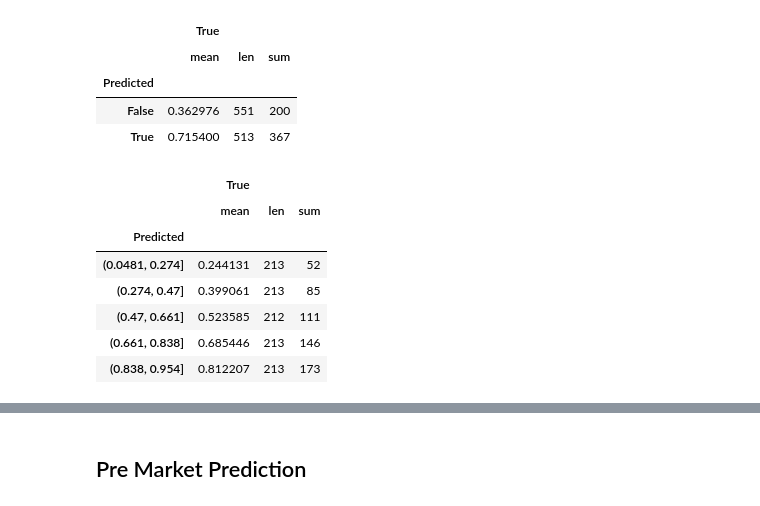
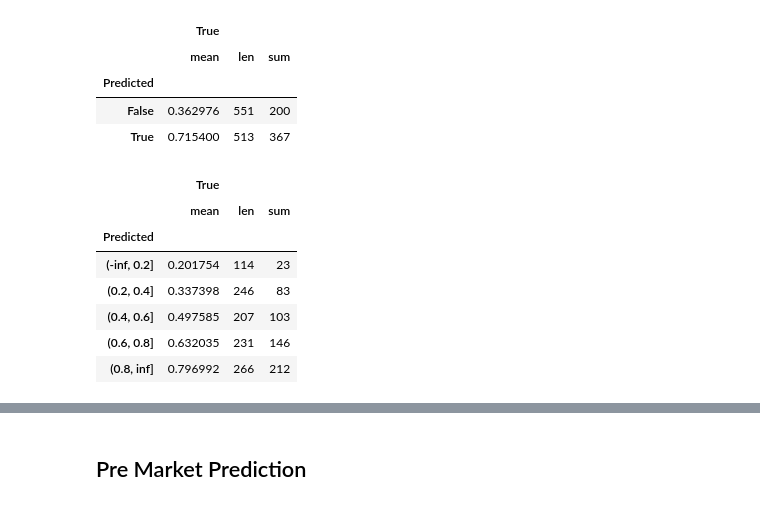
Before and after one commit to wnstnb/gameday_spx, a Jupyter notebook: model_dev_seq.ipynb, the cells around one changed output, grey strips where cells are left out. Drawn from its saved outputs; the diff is of its cells as text; code cells hidden in the pictures.

```diff
--- a/model_dev_seq.ipynb
+++ b/model_dev_seq.ipynb
@@ -885,14 +901,15 @@ res2.groupby(res2['Predicted'] >= 0.59).agg({'True':[np.mean,len,np.sum]})
 | Predicted |  |  |  |
 | False | 0.362976 | 551 | 200 |
 | True | 0.715400 | 513 | 367 |
-# %%
-res2.groupby(pd.qcut(res2['Predicted'],5)).agg({'True':[np.mean,len,np.sum]})
-# %% [output]
-|  | True |  |  |
-|  | mean | len | sum |
-| Predicted |  |  |  |
-| (0.0481, 0.274] | 0.244131 | 213 | 52 |
-| (0.274, 0.47] | 0.399061 | 213 | 85 |
-| (0.47, 0.661] | 0.523585 | 212 | 111 |
-| (0.661, 0.838] | 0.685446 | 213 | 146 |
-| (0.838, 0.954] | 0.812207 | 213 | 173 |
+# %%
+# How do I say: when the model produces a probability of at least X, the likelihood of
+res2.groupby(pd.cut(res2['Predicted'],bins=[-np.inf,0.2,0.4,0.6,0.8,np.inf])).agg({'True':[np.mean,len,np.sum]})
+# %% [output]
+|  | True |  |  |
+|  | mean | len | sum |
+| Predicted |  |  |  |
+| (-inf, 0.2] | 0.201754 | 114 | 23 |
+| (0.2, 0.4] | 0.337398 | 246 | 83 |
+| (0.4, 0.6] | 0.497585 | 207 | 103 |
+| (0.6, 0.8] | 0.632035 | 231 | 146 |
+| (0.8, inf] | 0.796992 | 266 | 212 |
```
Also changed, not shown: parts of 11 cells of this notebook, 1 other file.
